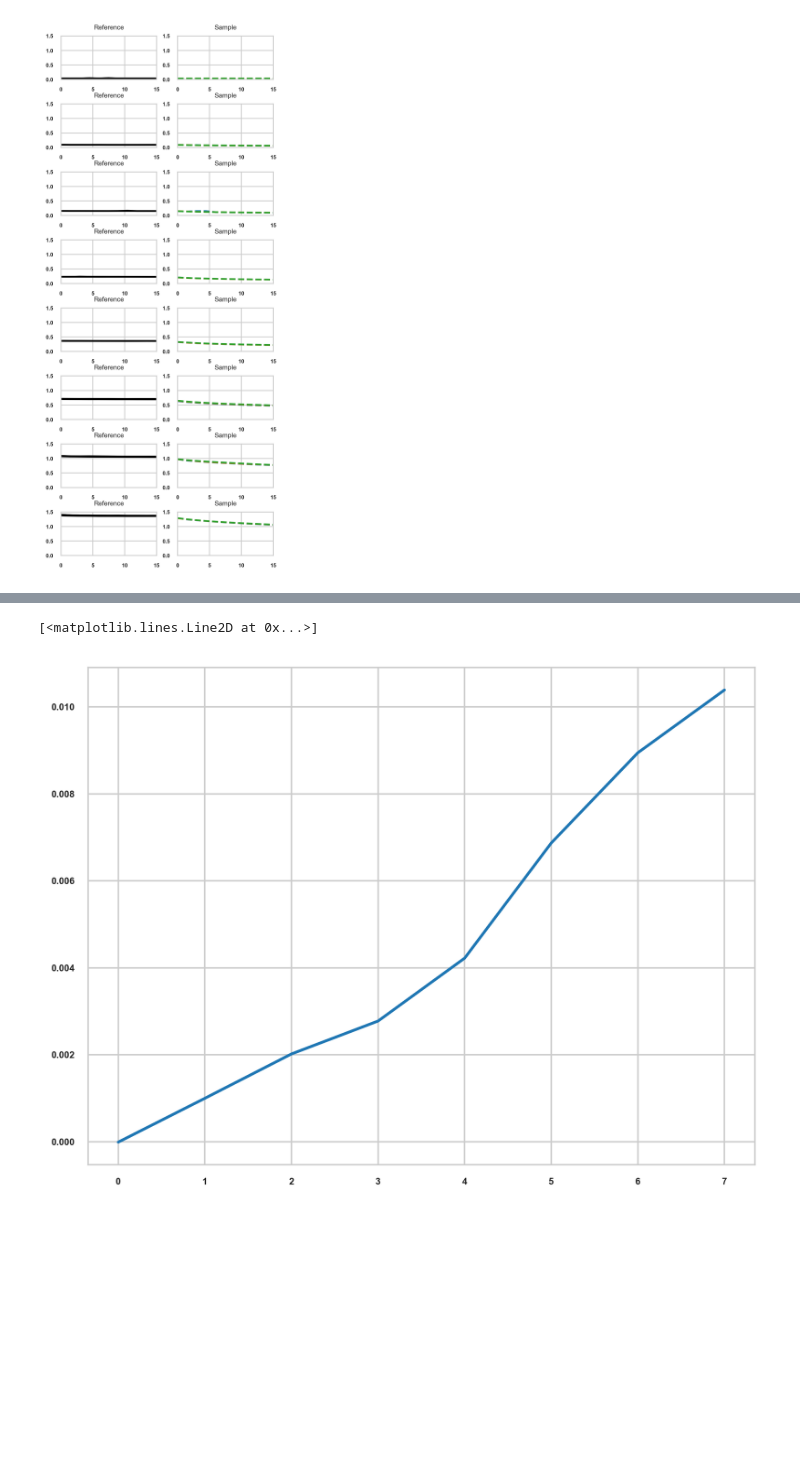
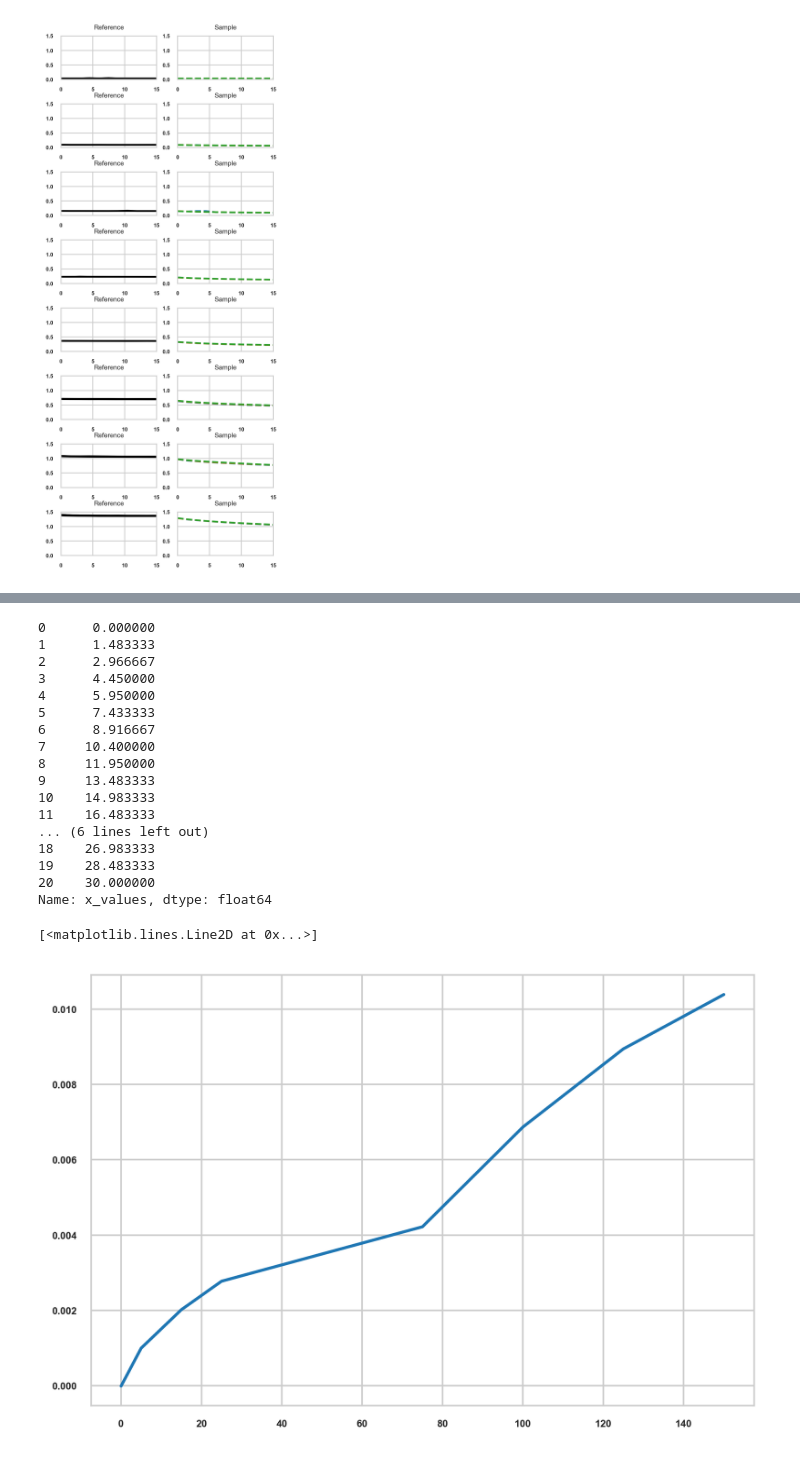
Before and after one commit to BioCatHub/bch_scenario_Alaric, a Jupyter notebook: Kinetics.ipynb, the cells around one changed output, grey strips where cells are left out. Cells and saved outputs as stored; diff of their text form; code cells hidden in the pictures; blank space fills up the shorter version.

```diff
--- a/Kinetics.ipynb
+++ b/Kinetics.ipynb
@@ -173,16 +164,34 @@ print(slopes_mean)
 # %%
 import matplotlib.pyplot as plt
 
 dataframe = locals()["df_1"]
 x_values = dataframe["x_values"]
-concentrations = [0, 1,2,3, 4, 5, 6, 7]
+print(x_values)
+concentrations = [0, 5,15,25, 75, 100, 125, 150]
 
 slopes_array = np.array(slopes_mean)
 slopes_positive = slopes_array*-1
 
 
 
 plt.plot(concentrations, slopes_positive)
 # %% [output]
-[<matplotlib.lines.Line2D at 0x...>]
+0      0.000000
+1      1.483333
+2      2.966667
+3      4.450000
+4      5.950000
+5      7.433333
+6      8.916667
+7     10.400000
+8     11.950000
+9     13.483333
+10    14.983333
+11    16.483333
+... (6 lines left out)
+18    26.983333
+19    28.483333
+20    30.000000
+Name: x_values, dtype: float64
+[<matplotlib.lines.Line2D at 0x...>]
-[figure, old version]
+[figure, new version]
```
Also changed, not shown: parts of 5 cells of this notebook, 8 other files.
